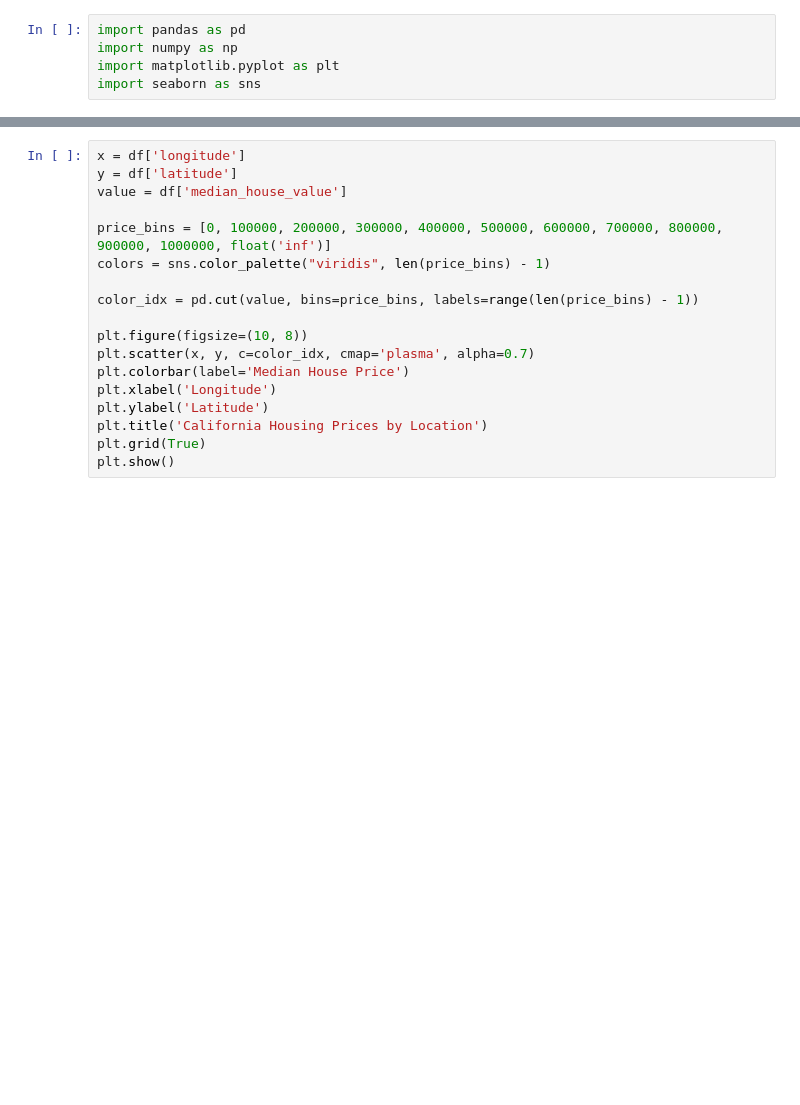
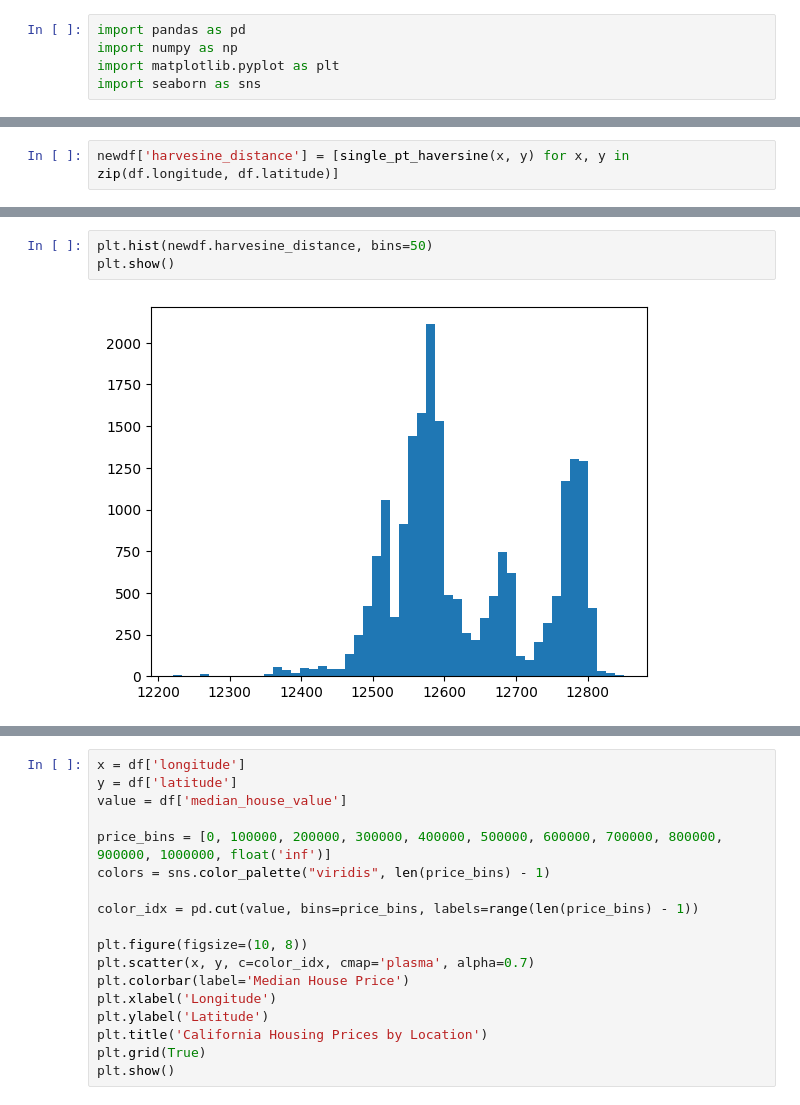
Before and after one commit to SebastianDixon/BayesianNN_Y3, a Jupyter notebook: MLAI_EDA.ipynb, the cells around one changed output, grey strips where cells are left out. Drawn from its saved outputs; the diff is of its cells as text; blank space fills up the shorter version.

```diff
--- a/MLAI_EDA.ipynb
+++ b/MLAI_EDA.ipynb
@@ -18,0 +42,2 @@ df.head()
+# %%
+newdf['harvesine_distance'] = [single_pt_haversine(x, y) for x, y in zip(df.longitude, df.latitude)]
@@ -18,0 +59,5 @@ df.head()
+# %%
+plt.hist(newdf.harvesine_distance, bins=50)
+plt.show()
+# %% [output]
+[figure, added]
```
Also changed, not shown: parts of 15 cells of this notebook, 2 other files.
